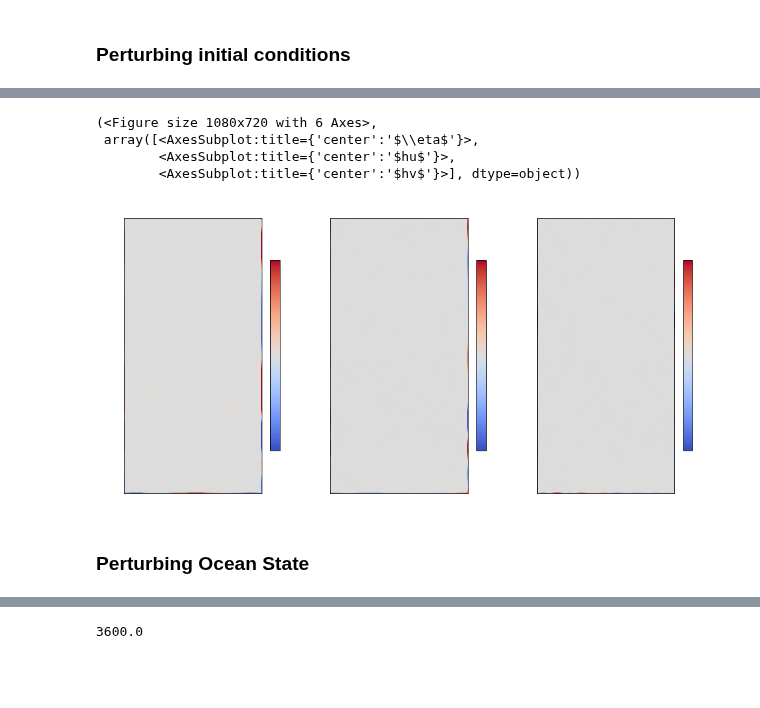
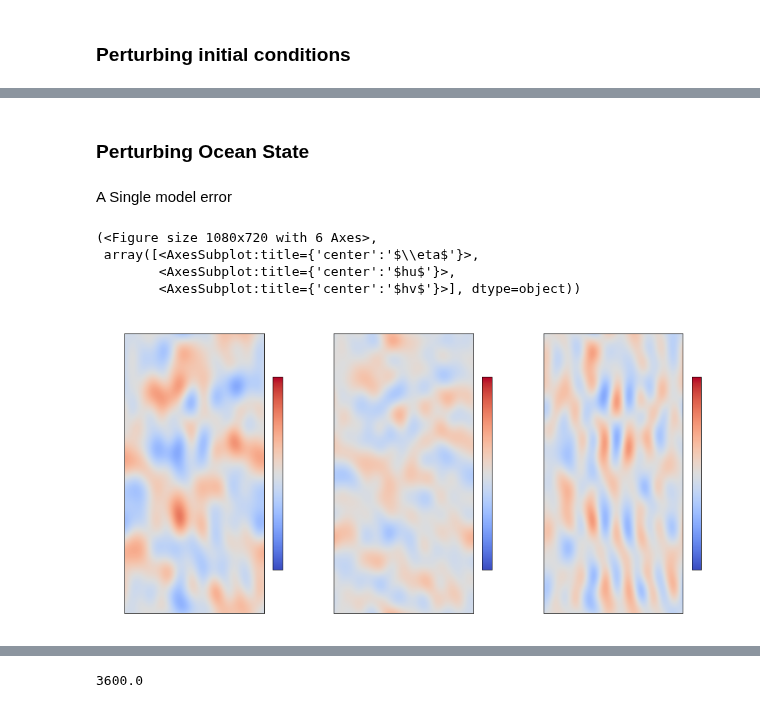
Before and after one commit to sintefmath/multilevelDA, a Jupyter notebook: notebooks/Basin-SimNoise.ipynb, the cells around one changed output, grey strips where cells are left out. Cells and saved outputs as stored; diff of their text form; code cells hidden in the pictures; blank space fills up the shorter version.

```diff
--- a/notebooks/Basin-SimNoise.ipynb
+++ b/notebooks/Basin-SimNoise.ipynb
@@ -153,11 +118,3 @@ final_eta, final_hu, final_hv = sim.download()
-# %%
-imshow3(np.array([init_eta,init_hu,init_hv]) - np.array([final_eta,final_hu,final_hv]), eta_vlim=0.001, huv_vlim=0.1)
-# %% [output]
-(<Figure size 1080x720 with 6 Axes>,
- array([<AxesSubplot:title={'center':'$\\eta$'}>,
-        <AxesSubplot:title={'center':'$hu$'}>,
-        <AxesSubplot:title={'center':'$hv$'}>], dtype=object))
-[figure, removed]
 # %% [markdown]
 ### Perturbing Ocean State
 # %%
@@ -179,3 +135,14 @@ coarse_sim.upload(coarse_init_eta, coarse_init_hu, coarse_init_hv)
 # %%
 sim.setKLModelError(**sim_model_error_basis_args)
 coarse_sim.setKLModelErrorSimilarAs(sim)
+# %% [markdown]
+A Single model error
+# %%
+sim.perturbState()
+imshowSim(sim, eta_vlim=0.005, huv_vlim=0.5 )
+# %% [output]
+(<Figure size 1080x720 with 6 Axes>,
+ array([<AxesSubplot:title={'center':'$\\eta$'}>,
+        <AxesSubplot:title={'center':'$hu$'}>,
+        <AxesSubplot:title={'center':'$hv$'}>], dtype=object))
+[figure, added]
```
Also changed, not shown: parts of 21 cells of this notebook.
